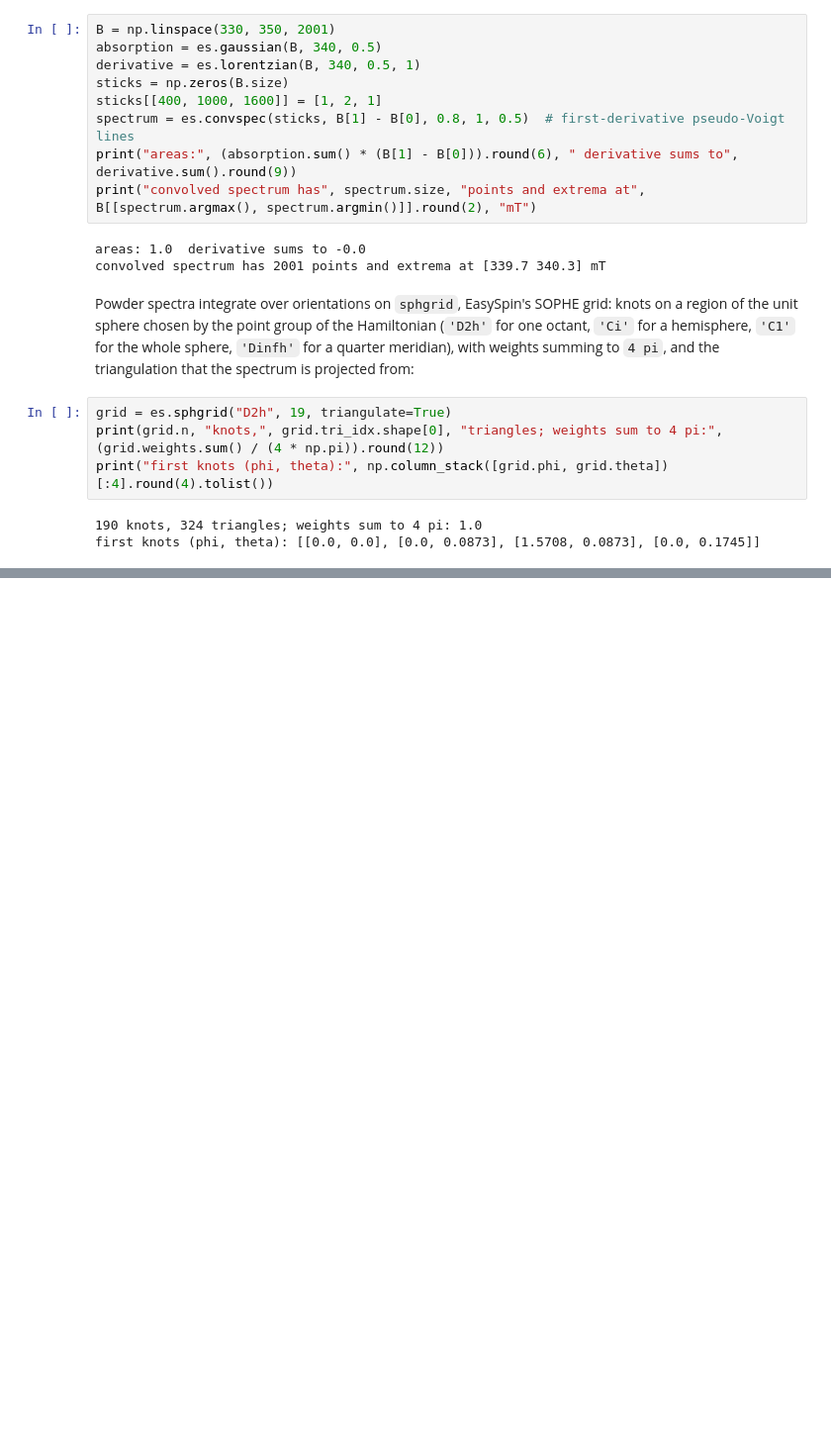
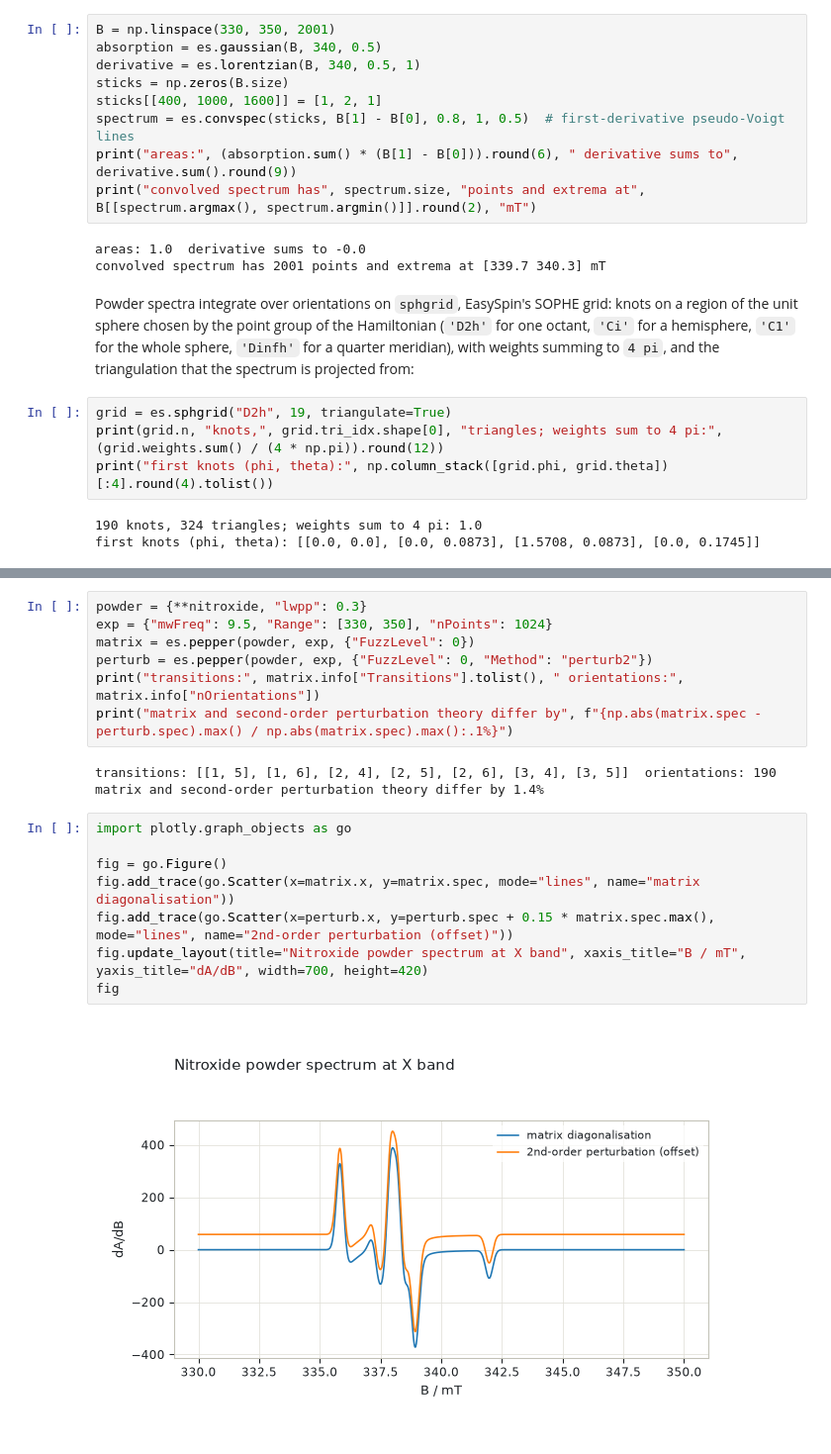
Before and after one commit to ajerschow/spynach, a Jupyter notebook: docs/notebooks/epreasy.ipynb, the cells around one changed output, grey strips where cells are left out. Shown at 99% size. Drawn from its saved outputs; the diff is of its cells as text; blank space fills up the shorter version.

```diff
--- a/docs/notebooks/epreasy.ipynb
+++ b/docs/notebooks/epreasy.ipynb
@@ -378,0 +379,20 @@ symmetries beyond P1 and sample rotations are not ported.
+# %%
+powder = {**nitroxide, "lwpp": 0.3}
+exp = {"mwFreq": 9.5, "Range": [330, 350], "nPoints": 1024}
+matrix = es.pepper(powder, exp, {"FuzzLevel": 0})
+perturb = es.pepper(powder, exp, {"FuzzLevel": 0, "Method": "perturb2"})
+print("transitions:", matrix.info["Transitions"].tolist(), " orientations:", matrix.info["nOrientations"])
+print("matrix and second-order perturbation theory differ by", f"{np.abs(matrix.spec - perturb.spec).max() / np.abs(matrix.spec).max():.1%}")
+# %% [output]
+transitions: [[1, 5], [1, 6], [2, 4], [2, 5], [2, 6], [3, 4], [3, 5]]  orientations: 190
+matrix and second-order perturbation theory differ by 1.4%
+# %%
+import plotly.graph_objects as go
+
+fig = go.Figure()
+fig.add_trace(go.Scatter(x=matrix.x, y=matrix.spec, mode="lines", name="matrix diagonalisation"))
+fig.add_trace(go.Scatter(x=perturb.x, y=perturb.spec + 0.15 * matrix.spec.max(), mode="lines", name="2nd-order perturbation (offset)"))
+fig.update_layout(title="Nitroxide powder spectrum at X band", xaxis_title="B / mT", yaxis_title="dA/dB", width=700, height=420)
+fig
+# %% [output]
+[figure, added]
```
Also changed, not shown: parts of 10 cells of this notebook, 27 other files.
